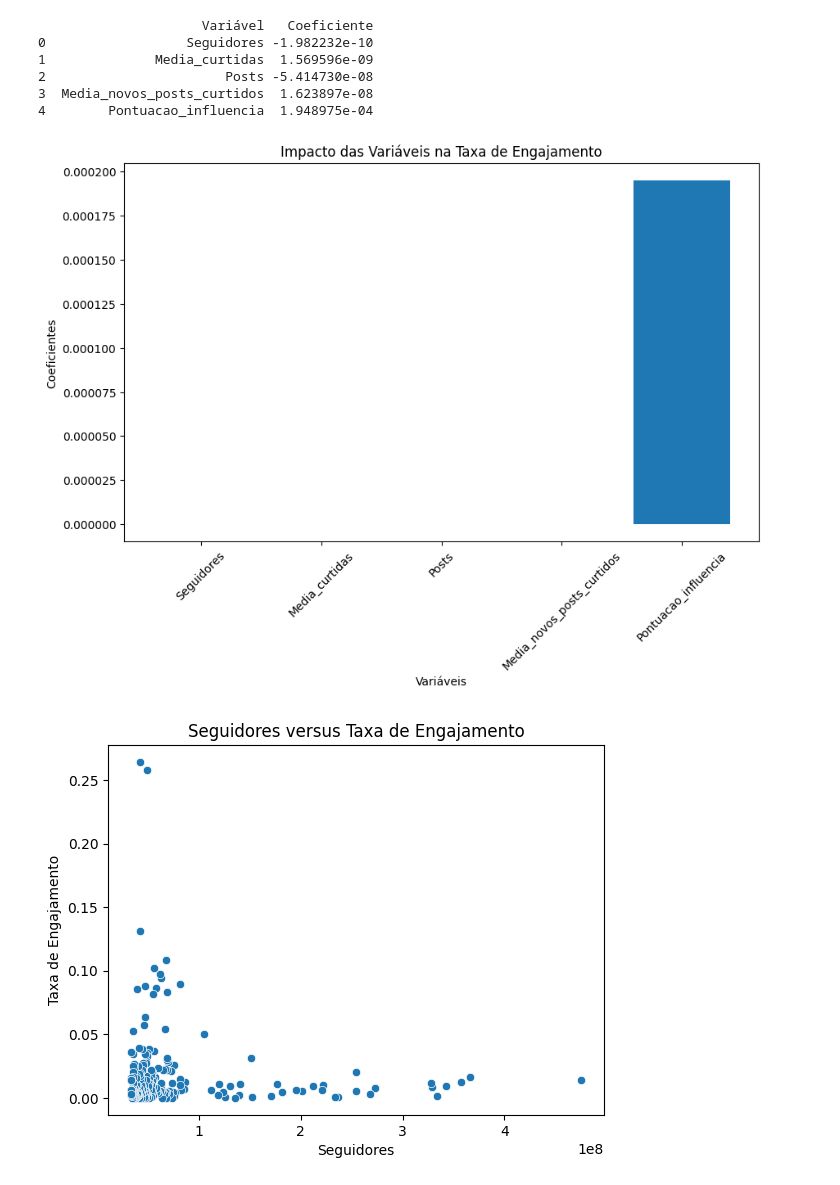
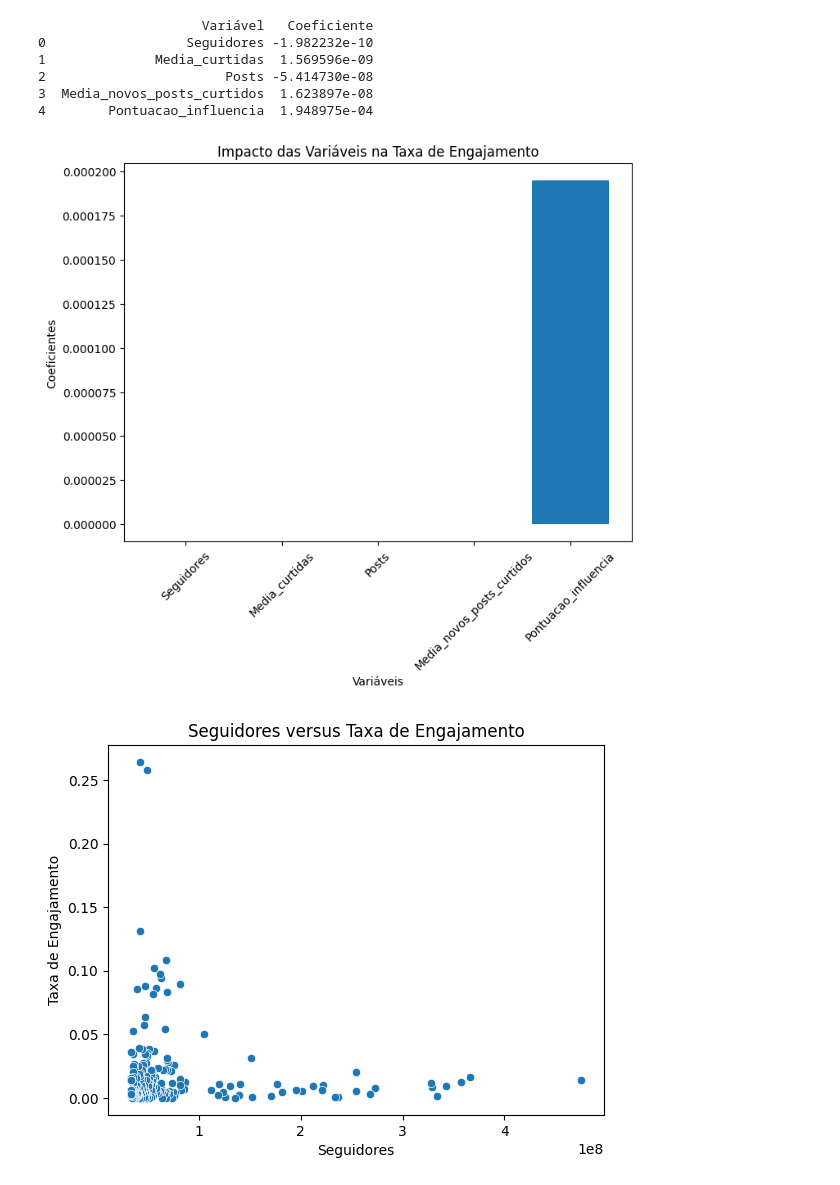
Before and after one commit to rafaael1/RegressaoT3, a Jupyter notebook: Unidade_9_regressão_linear.ipynb, the cells around one changed output. Drawn from its saved outputs; the diff is of its cells as text; code cells hidden in the pictures.

```diff
--- a/Unidade_9_regressão_linear.ipynb
+++ b/Unidade_9_regressão_linear.ipynb
@@ -271,15 +271,15 @@ print(coef_df)
 4        Pontuacao_influencia  1.948975e-04
 # %%
 # Gráfico de barras para os coeficientes
-plt.figure(figsize=(10, 6))
+plt.figure(figsize=(8, 6))
 plt.bar(coef_df['Variável'], coef_df['Coeficiente'])
 plt.title('Impacto das Variáveis na Taxa de Engajamento')
 plt.xlabel('Variáveis')
 plt.ylabel('Coeficientes')
 plt.xticks(rotation=45)
 plt.show()
 # %% [output]
-[figure, old version]
+[figure, new version]
 # %%
 sns.scatterplot(data=insta, x='Seguidores', y='Taxa_engajamento')
 plt.title('Seguidores versus Taxa de Engajamento')
```
Also changed, not shown: parts of 2 cells of this notebook.
